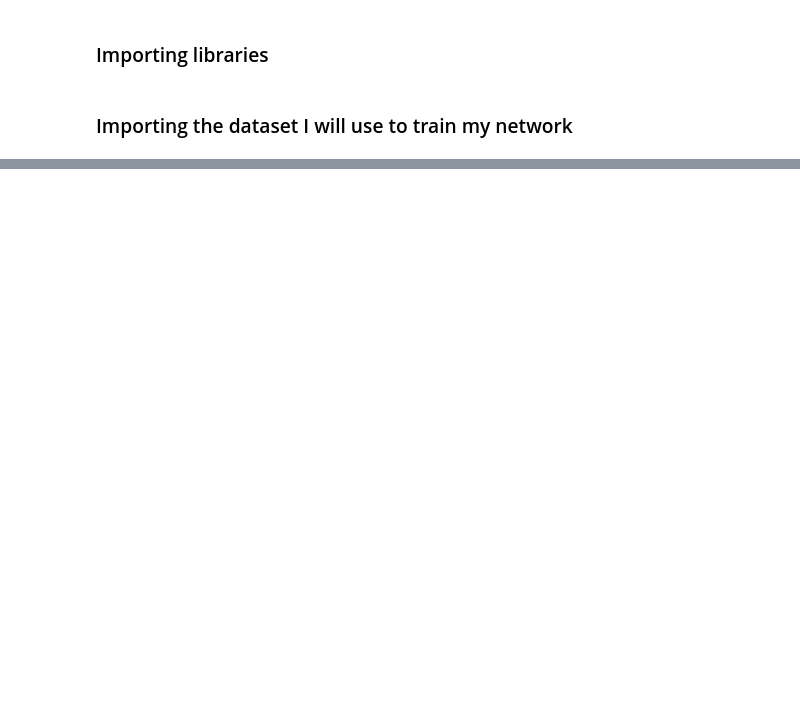
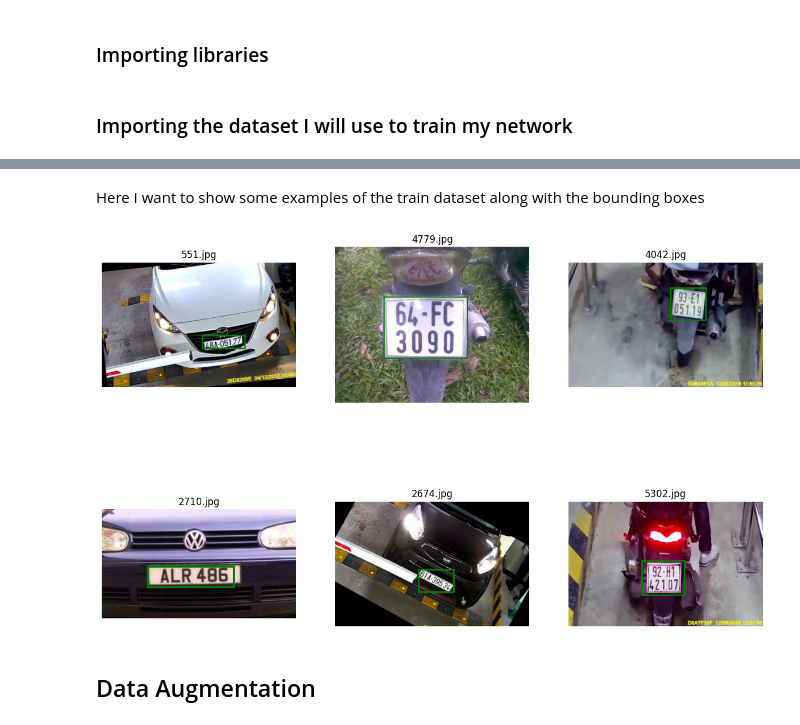
Before and after one commit to riccardo-borgo/Plate-Recognition-CNN, a Jupyter notebook: main.ipynb, the cells around one changed output, grey strips where cells are left out. Saved outputs shown, nothing was run; the diff lists cells and outputs as text; code cells hidden in the pictures; blank space fills up the shorter version.

```diff
--- a/main.ipynb
+++ b/main.ipynb
@@ -18,0 +31,28 @@ dataset['train']['image'][3] # showing example image
+# %% [markdown]
+Here I want to show some examples of the train dataset along with the bounding boxes
+# %%
+def show_image_with_bb(idx):
+    idx = int(idx)
+    img = dataset['train'][idx]['image']
+    image = img.copy()
+    ImageDraw.Draw(image).rectangle([(dataset['train'][idx]['objects']['bbox'][0][0], dataset['train'][idx]['objects']['bbox'][0][1]),
+                                     (dataset['train'][idx]['objects']['bbox'][0][0]+dataset['train'][idx]['objects']['bbox'][0][2],
+                                      dataset['train'][idx]['objects']['bbox'][0][1]+dataset['train'][idx]['objects']['bbox'][0][3])], outline='green', width=4)
+    plt.imshow(image, aspect='equal')
+# %%
+rng = np.random.default_rng(42)
+n_cols = 3
+n_rows = 2
+indexes = rng.choice(len(dataset['train']), n_cols * n_rows)
+
+plt.figure(figsize=(15, 10))
+
+for ii, id in enumerate(indexes, 1):
+    plt.subplot(n_rows, n_cols, ii)
+    show_image_with_bb(id)
+    plt.title(str(id)+'.jpg')
+    plt.axis('off')
+# %% [output]
+[figure, added]
+# %% [markdown]
+## Data Augmentation
```
Also changed, not shown: parts of 5 cells of this notebook.
